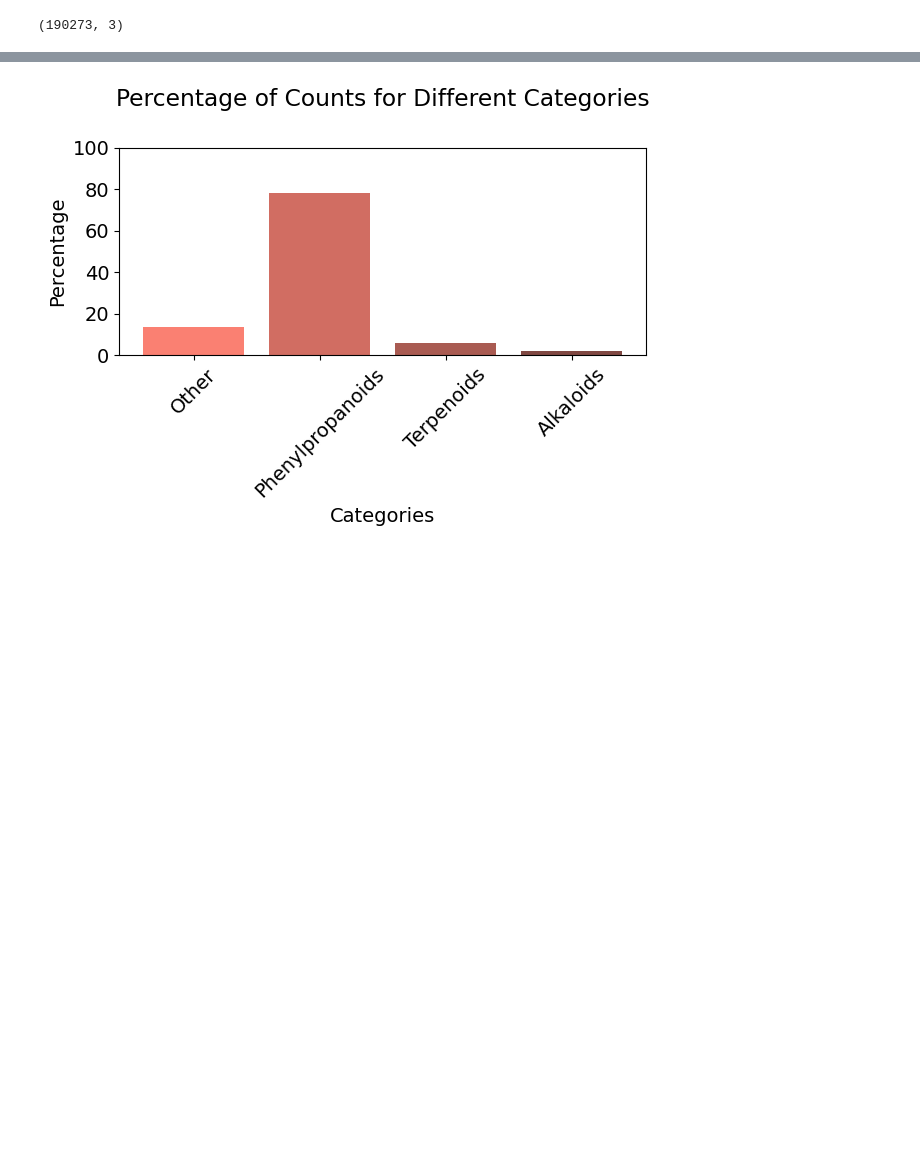
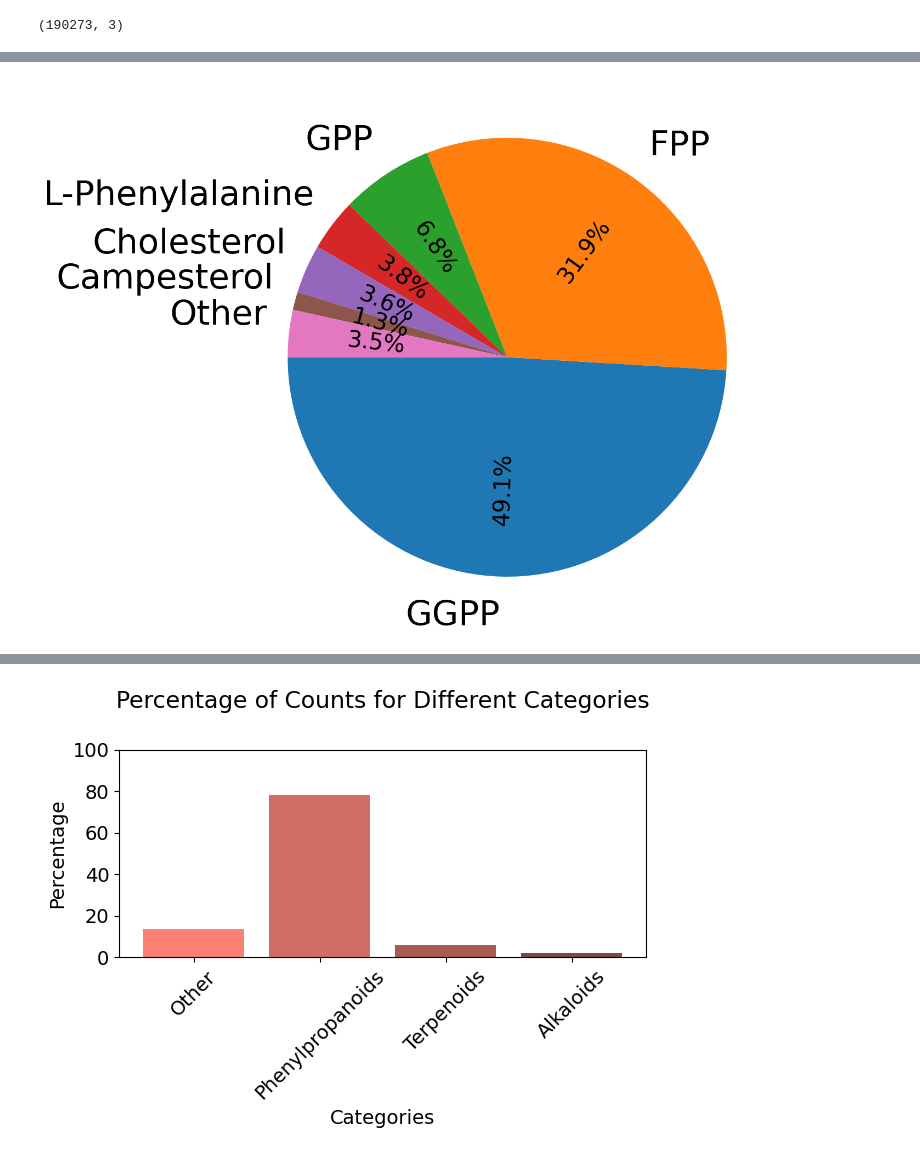
Before and after one commit to jcapels/SMPrecursorPredictor, a Jupyter notebook: models_and_datasets/analysis/predictions_lotusdb/predict_for_lotus_sb.ipynb, the cells around one changed output, grey strips where cells are left out. Saved outputs shown, nothing was run; the diff lists cells and outputs as text; code cells hidden in the pictures; blank space fills up the shorter version.

```diff
--- a/models_and_datasets/analysis/predictions_lotusdb/predict_for_lotus_sb.ipynb
+++ b/models_and_datasets/analysis/predictions_lotusdb/predict_for_lotus_sb.ipynb
@@ -300,0 +378,4 @@ for i, compound in lotus_db_predictions_plants.iterrows():
+# %%
+generate_pie_chart_based_on_class("Terpenoids", 6, path="terpenoids_pie.png", )
+# %% [output]
+[figure, added]
```
Also changed, not shown: parts of 13 cells of this notebook, 26 other files.
